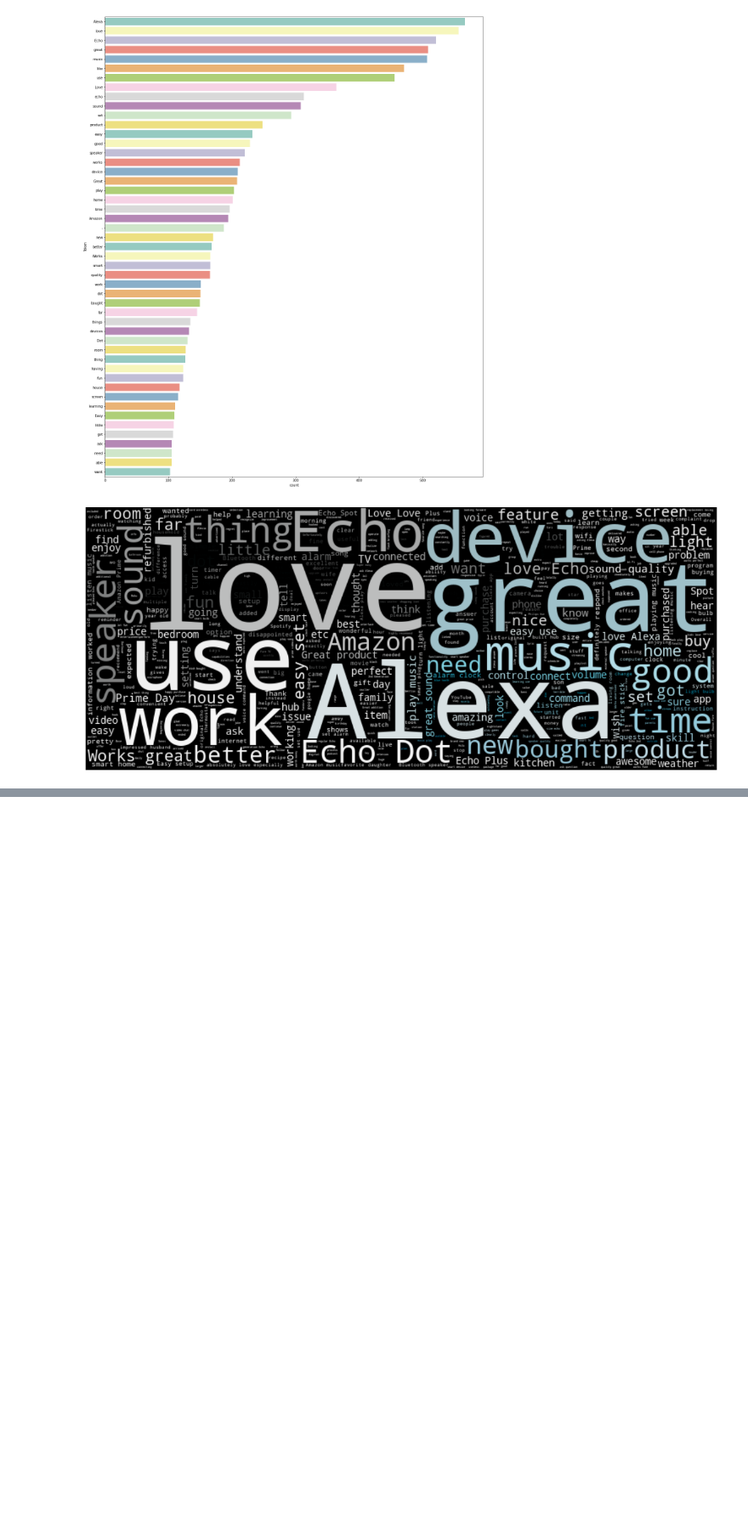
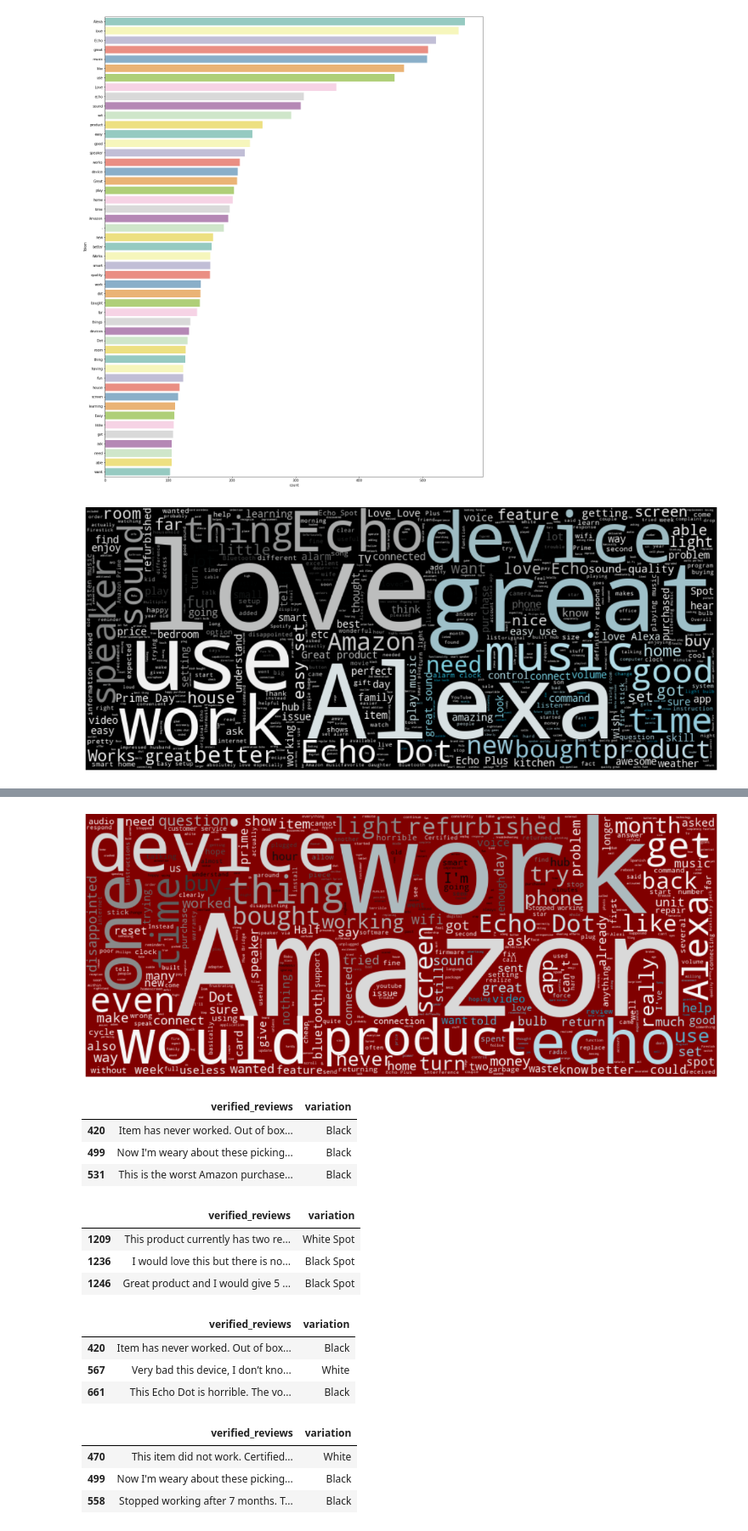
Before and after one commit to ddahiya16/Amazon-Alexa-Review-Analysis, a Jupyter notebook: Amazon Alexa Reviews Analysis.ipynb, the cells around one changed output, grey strips where cells are left out. Shown at 85% size. Saved outputs shown, nothing was run; the diff lists cells and outputs as text; code cells hidden in the pictures; blank space fills up the shorter version.

```diff
--- a/Amazon Alexa Reviews Analysis.ipynb
+++ b/Amazon Alexa Reviews Analysis.ipynb
@@ -259,0 +265,3 @@ plt.show()
+# %%
+df1 = df[df['rating'] ==1]
+df1.head()
@@ -259,0 +275,51 @@ plt.show()
+# %%
+import nltk
+nltk.download('stopwords')
+from nltk.corpus import stopwords
+s = stopwords.words('english')
+# %%
+text = ' '.join(df1['verified_reviews'].tolist())
+
+mask = np.array(Image.open("al.png"))
+import matplotlib.pyplot as plt
+
+wordcloud = WordCloud(background_color="maroon",max_words=1000,
+                      min_word_length=2, mode = "RGBA", mask = mask,stopwords= s ).generate(text)
+image_colors = ImageColorGenerator(mask)
+plt.figure(figsize=(20,20))
+plt.imshow(wordcloud.recolor(color_func=image_colors), interpolation="bilinear")
+plt.axis("off")
+
+
+plt.show()
+# %% [output]
+[figure, added]
+# %%
+pd.set_option("display.max_colwidth", None)
+df1[df1['verified_reviews'].str.contains('Amazon')][['verified_reviews', 'variation']][:3]
+# %% [output]
+|  | verified_reviews | variation |
+| 420 | Item has never worked. Out of box... | Black |
+| 499 | Now I'm weary about these picking... | Black |
+| 531 | This is the worst Amazon purchase... | Black |
+# %%
+df1[df1['verified_reviews'].str.contains('screen')][['verified_reviews', 'variation']][:3]
+# %% [output]
+|  | verified_reviews | variation |
+| 1209 | This product currently has two re... | White Spot |
+| 1236 | I would love this but there is no... | Black Spot |
+| 1246 | Great product and I would give 5 ... | Black Spot |
+# %%
+df1[df1['verified_reviews'].str.contains('device')][['verified_reviews', 'variation']][:3]
+# %% [output]
+|  | verified_reviews | variation |
+| 420 | Item has never worked. Out of box... | Black |
+| 567 | Very bad this device, I don’t kno... | White |
+| 661 | This Echo Dot is horrible. The vo... | Black |
+# %%
+df1[df1['verified_reviews'].str.contains('would')][['verified_reviews', 'variation']][:3]
+# %% [output]
+|  | verified_reviews | variation |
+| 470 | This item did not work. Certified... | White |
+| 499 | Now I'm weary about these picking... | Black |
+| 558 | Stopped working after 7 months. T... | Black |
```
Also changed, not shown: parts of 9 cells of this notebook, 1 other file.
